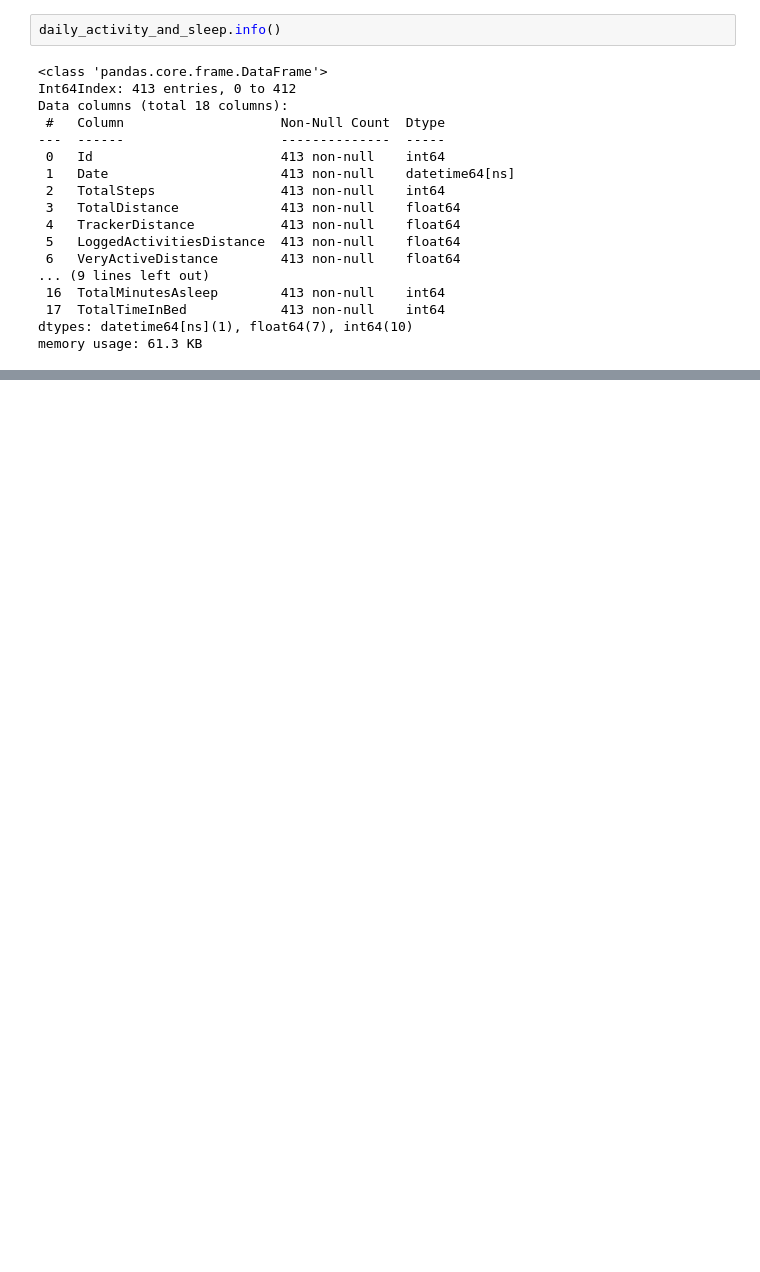
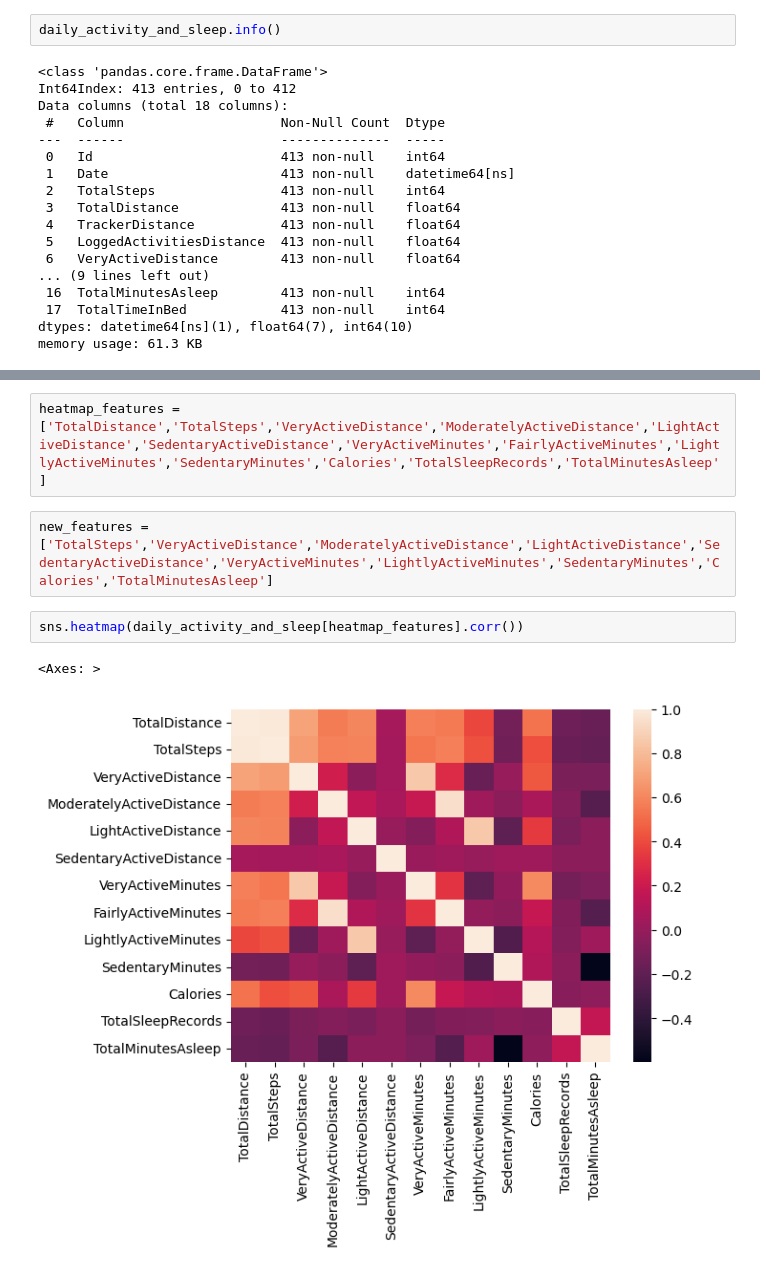
Before and after one commit to mainfranco/Fitness-Data, a Jupyter notebook: Fitness Data.ipynb, the cells around one changed output, grey strips where cells are left out. Cells and saved outputs as stored; diff of their text form; blank space fills up the shorter version.

```diff
--- a/Fitness Data.ipynb
+++ b/Fitness Data.ipynb
@@ -255,0 +233,9 @@ heart_rate
+# %%
+heatmap_features = ['TotalDistance','TotalSteps','VeryActiveDistance','ModeratelyActiveDistance','LightActiveDistance','SedentaryActiveDistance','VeryActiveMinutes','FairlyActiveMinutes','LightlyActiveMinutes','SedentaryMinutes','Calories','TotalSleepRecords','TotalMinutesAsleep']
+# %%
+new_features = ['TotalSteps','VeryActiveDistance','ModeratelyActiveDistance','LightActiveDistance','SedentaryActiveDistance','VeryActiveMinutes','LightlyActiveMinutes','SedentaryMinutes','Calories','TotalMinutesAsleep']
+# %%
+sns.heatmap(daily_activity_and_sleep[heatmap_features].corr())
+# %% [output]
+<Axes: >
+[figure, added]
```
Also changed, not shown: parts of 9 cells of this notebook.
